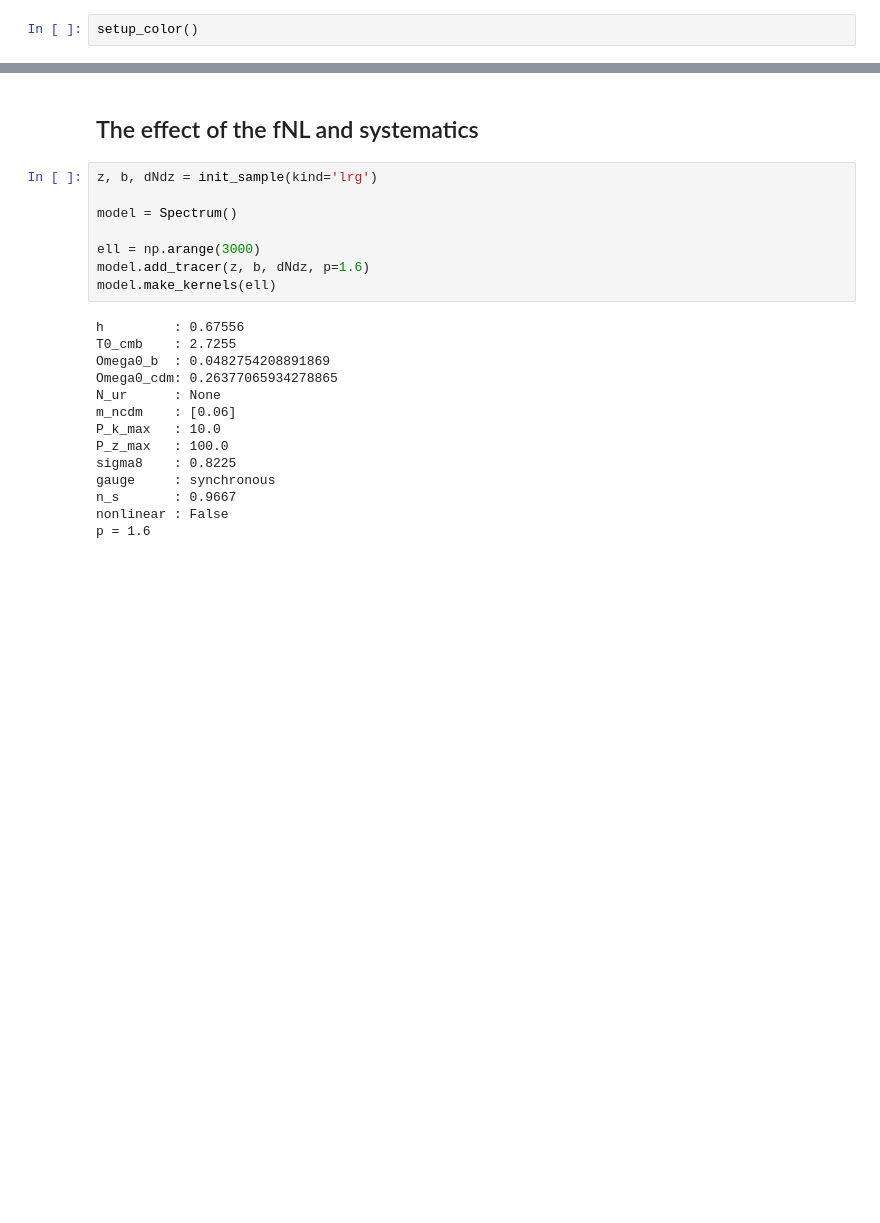
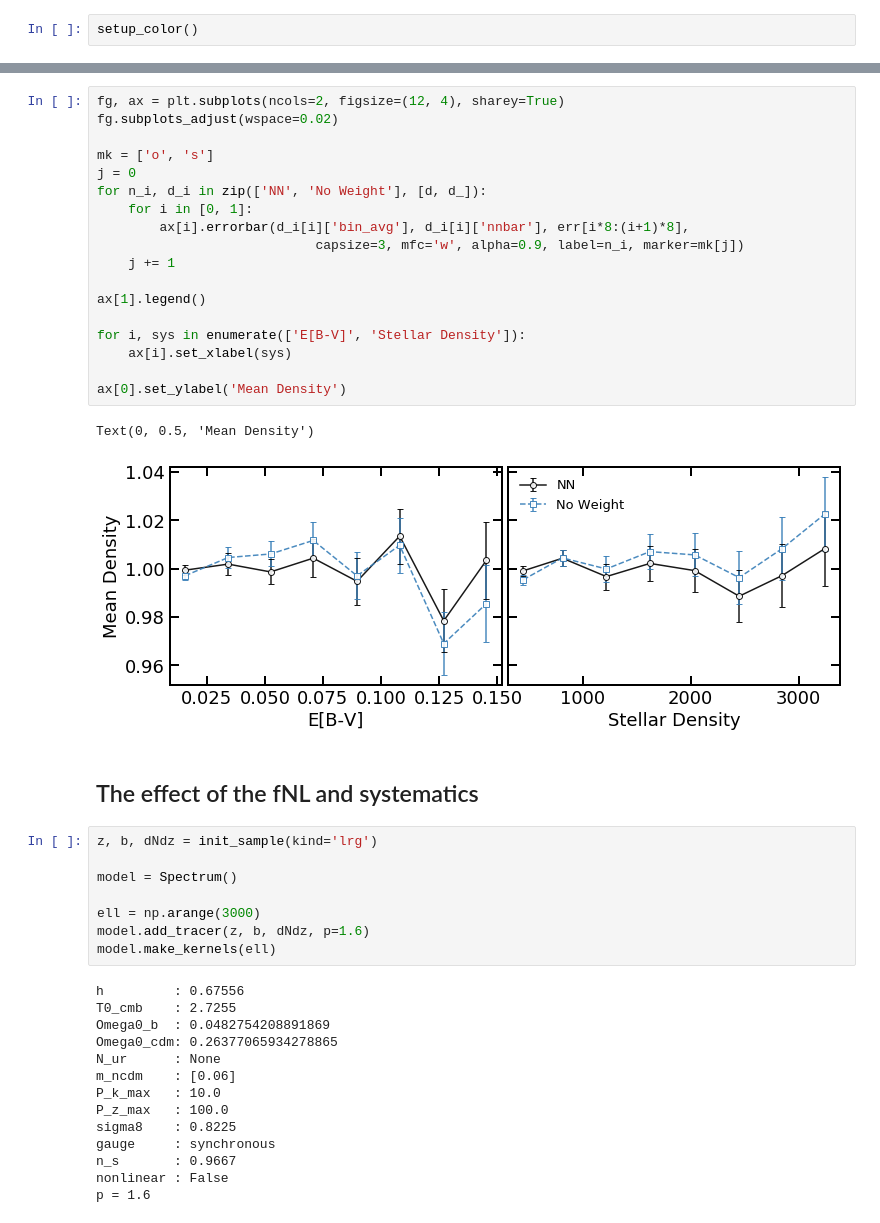
Before and after one commit to mehdirezaie/LSSutils, a Jupyter notebook: notebooks/desi/LognormalFlask.ipynb, the cells around one changed output, grey strips where cells are left out. Cells and saved outputs as stored; diff of their text form; blank space fills up the shorter version.

```diff
--- a/notebooks/desi/LognormalFlask.ipynb
+++ b/notebooks/desi/LognormalFlask.ipynb
@@ -19,3 +74,24 @@ setup_color()
+# %%
+fg, ax = plt.subplots(ncols=2, figsize=(12, 4), sharey=True)
+fg.subplots_adjust(wspace=0.02)
+
+mk = ['o', 's']
+j = 0
+for n_i, d_i in zip(['NN', 'No Weight'], [d, d_]):
+    for i in [0, 1]:
+        ax[i].errorbar(d_i[i]['bin_avg'], d_i[i]['nnbar'], err[i*8:(i+1)*8],
+                            capsize=3, mfc='w', alpha=0.9, label=n_i, marker=mk[j])
+    j += 1
+
+ax[1].legend()
+
+for i, sys in enumerate(['E[B-V]', 'Stellar Density']):
+    ax[i].set_xlabel(sys)
+
+ax[0].set_ylabel('Mean Density')
+# %% [output]
+Text(0, 0.5, 'Mean Density')
+[figure, added]
 # %% [markdown]
 ## The effect of the fNL and systematics
 # %%
```
Also changed, not shown: parts of 13 cells of this notebook, 4 other files.
